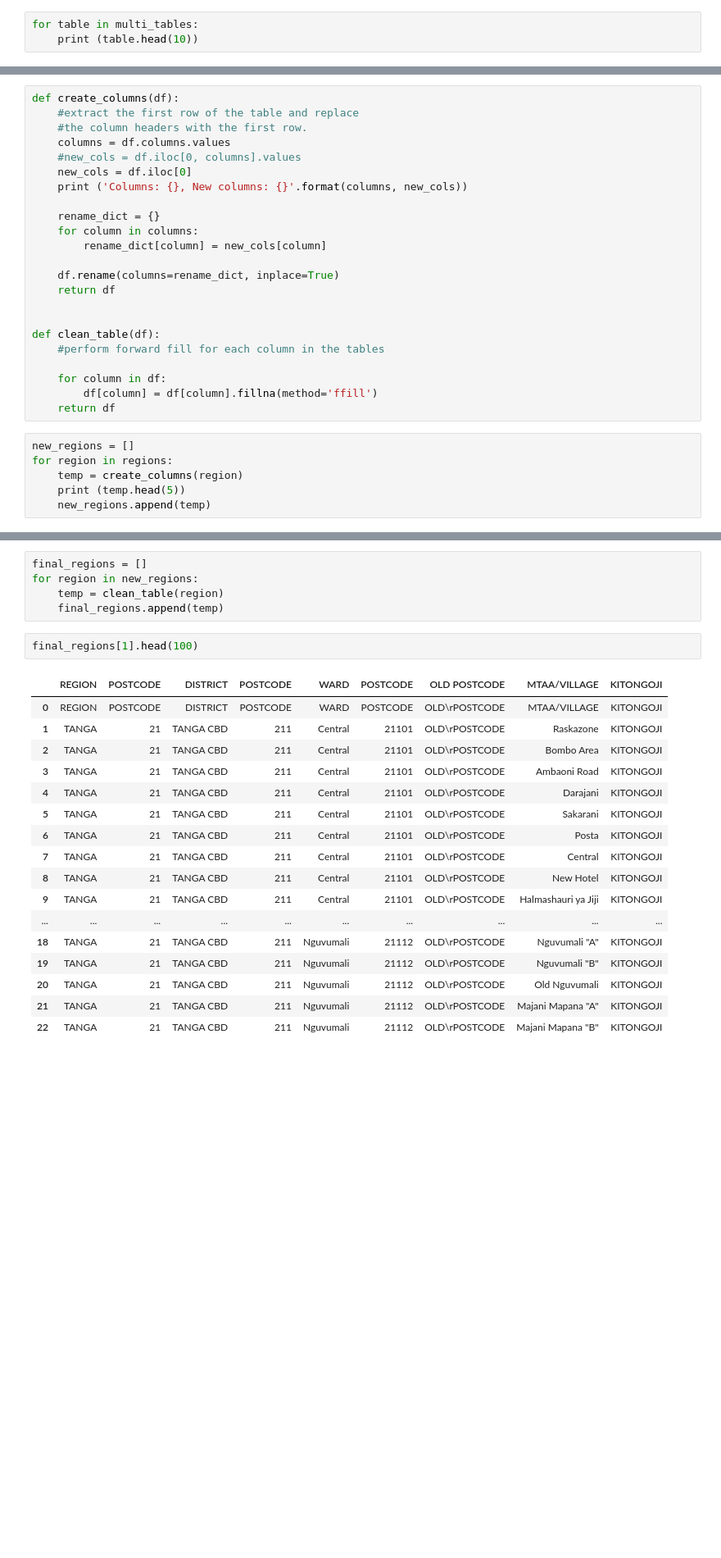
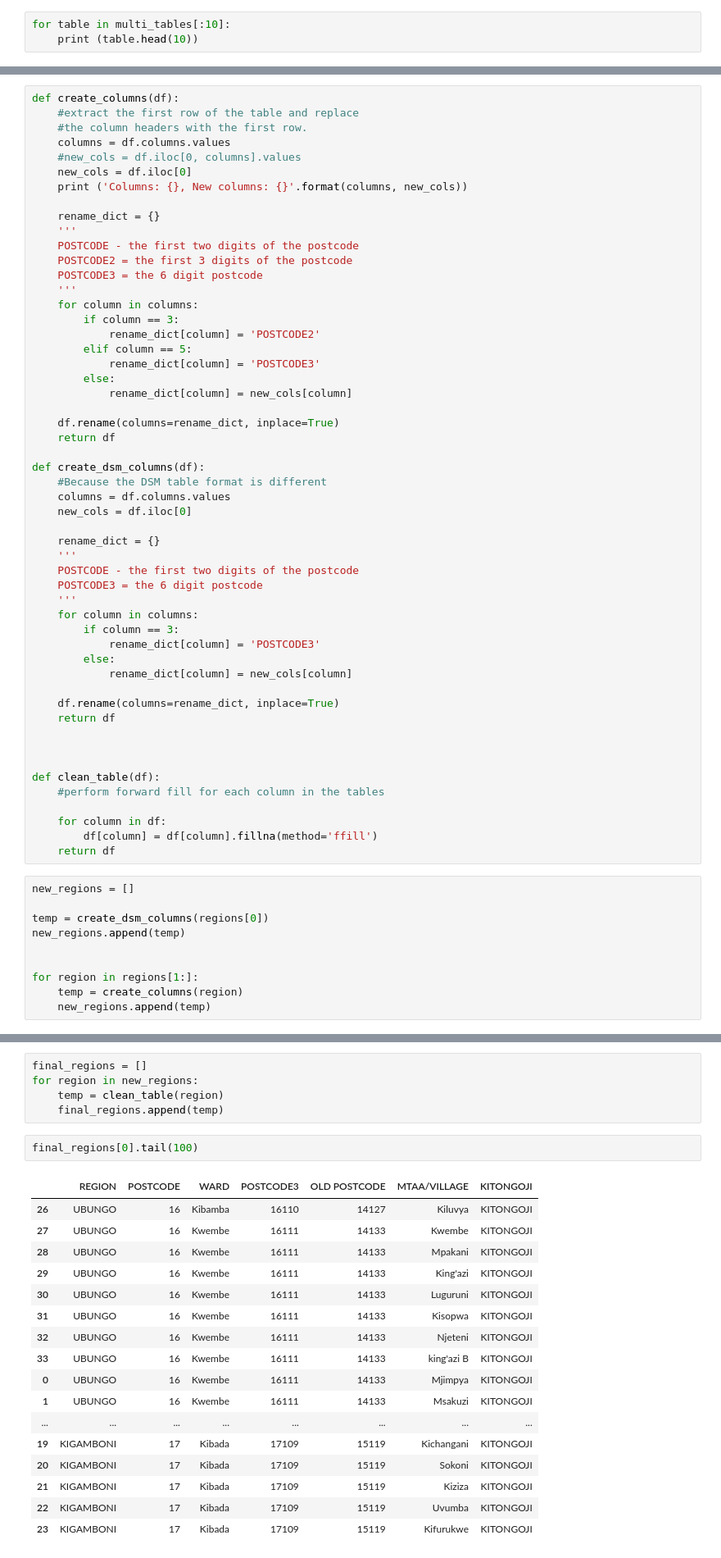
Before and after one commit to stormkilimanjaro/tzpostcodereference, a Jupyter notebook: Import PDF.ipynb, the cells around one changed output, grey strips where cells are left out. Shown: that part at 82% size. Saved outputs shown, nothing was run; the diff lists cells and outputs as text; blank space fills up the shorter version.

```diff
--- a/Import PDF.ipynb
+++ b/Import PDF.ipynb
@@ -22,7 +16,7 @@ print (len(multi_tables))
 # %% [output]
 1789
 # %%
-for table in multi_tables:
+for table in multi_tables[:10]:
     print (table.head(10))
 # %% [output]
            0         1                 2         3              4  \
@@ -98,11 +94,41 @@ def create_columns(df):
     print ('Columns: {}, New columns: {}'.format(columns, new_cols))
 
     rename_dict = {}
+    '''
+    POSTCODE - the first two digits of the postcode
+    POSTCODE2 = the first 3 digits of the postcode
+    POSTCODE3 = the 6 digit postcode
+    '''
     for column in columns:
-        rename_dict[column] = new_cols[column]
+        if column == 3:
+            rename_dict[column] = 'POSTCODE2'
+        elif column == 5:
+            rename_dict[column] = 'POSTCODE3'
+        else:
+            rename_dict[column] = new_cols[column]
 
     df.rename(columns=rename_dict, inplace=True)
     return df
+
+def create_dsm_columns(df):
+    #Because the DSM table format is different
+    columns = df.columns.values
+    new_cols = df.iloc[0]
+
+    rename_dict = {}
+    '''
+    POSTCODE - the first two digits of the postcode
+    POSTCODE3 = the 6 digit postcode
+    '''
+    for column in columns:
+        if column == 3:
+            rename_dict[column] = 'POSTCODE3'
+        else:
+            rename_dict[column] = new_cols[column]
+
+    df.rename(columns=rename_dict, inplace=True)
+    return df
+
 
 
 def clean_table(df):
@@ -113,8 +139,12 @@ def clean_table(df):
     return df
 # %%
 new_regions = []
-for region in regions:
+
+temp = create_dsm_columns(regions[0])
+new_regions.append(temp)
+
+
+for region in regions[1:]:
     temp = create_columns(region)
-    print (temp.head(5))
     new_regions.append(temp)
 # %% [output]
@@ -150,22 +180,22 @@ for region in new_regions:
     temp = clean_table(region)
     final_regions.append(temp)
 # %%
-final_regions[1].head(100)
+final_regions[0].tail(100)
 # %% [output]
-|  | REGION | POSTCODE | DISTRICT | POSTCODE | WARD | POSTCODE | OLD POSTCODE | MTAA/VILLAGE | KITONGOJI |
-| 0 | REGION | POSTCODE | DISTRICT | POSTCODE | WARD | POSTCODE | OLD\rPOSTCODE | MTAA/VILLAGE | KITONGOJI |
-| 1 | TANGA | 21 | TANGA CBD | 211 | Central | 21101 | OLD\rPOSTCODE | Raskazone | KITONGOJI |
-| 2 | TANGA | 21 | TANGA CBD | 211 | Central | 21101 | OLD\rPOSTCODE | Bombo Area | KITONGOJI |
-| 3 | TANGA | 21 | TANGA CBD | 211 | Central | 21101 | OLD\rPOSTCODE | Ambaoni Road | KITONGOJI |
-| 4 | TANGA | 21 | TANGA CBD | 211 | Central | 21101 | OLD\rPOSTCODE | Darajani | KITONGOJI |
-| 5 | TANGA | 21 | TANGA CBD | 211 | Central | 21101 | OLD\rPOSTCODE | Sakarani | KITONGOJI |
-| 6 | TANGA | 21 | TANGA CBD | 211 | Central | 21101 | OLD\rPOSTCODE | Posta | KITONGOJI |
-| 7 | TANGA | 21 | TANGA CBD | 211 | Central | 21101 | OLD\rPOSTCODE | Central | KITONGOJI |
-| 8 | TANGA | 21 | TANGA CBD | 211 | Central | 21101 | OLD\rPOSTCODE | New Hotel | KITONGOJI |
-| 9 | TANGA | 21 | TANGA CBD | 211 | Central | 21101 | OLD\rPOSTCODE | Halmashauri ya Jiji | KITONGOJI |
-| ... | ... | ... | ... | ... | ... | ... | ... | ... | ... |
-| 18 | TANGA | 21 | TANGA CBD | 211 | Nguvumali | 21112 | OLD\rPOSTCODE | Nguvumali "A" | KITONGOJI |
-| 19 | TANGA | 21 | TANGA CBD | 211 | Nguvumali | 21112 | OLD\rPOSTCODE | Nguvumali "B" | KITONGOJI |
-| 20 | TANGA | 21 | TANGA CBD | 211 | Nguvumali | 21112 | OLD\rPOSTCODE | Old Nguvumali | KITONGOJI |
-| 21 | TANGA | 21 | TANGA CBD | 211 | Nguvumali | 21112 | OLD\rPOSTCODE | Majani Mapana "A" | KITONGOJI |
-| 22 | TANGA | 21 | TANGA CBD | 211 | Nguvumali | 21112 | OLD\rPOSTCODE | Majani Mapana "B" | KITONGOJI |
+|  | REGION | POSTCODE | WARD | POSTCODE3 | OLD POSTCODE | MTAA/VILLAGE | KITONGOJI |
+| 26 | UBUNGO | 16 | Kibamba | 16110 | 14127 | Kiluvya | KITONGOJI |
+| 27 | UBUNGO | 16 | Kwembe | 16111 | 14133 | Kwembe | KITONGOJI |
+| 28 | UBUNGO | 16 | Kwembe | 16111 | 14133 | Mpakani | KITONGOJI |
+| 29 | UBUNGO | 16 | Kwembe | 16111 | 14133 | King'azi | KITONGOJI |
+| 30 | UBUNGO | 16 | Kwembe | 16111 | 14133 | Luguruni | KITONGOJI |
+| 31 | UBUNGO | 16 | Kwembe | 16111 | 14133 | Kisopwa | KITONGOJI |
+| 32 | UBUNGO | 16 | Kwembe | 16111 | 14133 | Njeteni | KITONGOJI |
+| 33 | UBUNGO | 16 | Kwembe | 16111 | 14133 | king'azi B | KITONGOJI |
+| 0 | UBUNGO | 16 | Kwembe | 16111 | 14133 | Mjimpya | KITONGOJI |
+| 1 | UBUNGO | 16 | Kwembe | 16111 | 14133 | Msakuzi | KITONGOJI |
+| ... | ... | ... | ... | ... | ... | ... | ... |
+| 19 | KIGAMBONI | 17 | Kibada | 17109 | 15119 | Kichangani | KITONGOJI |
+| 20 | KIGAMBONI | 17 | Kibada | 17109 | 15119 | Sokoni | KITONGOJI |
+| 21 | KIGAMBONI | 17 | Kibada | 17109 | 15119 | Kiziza | KITONGOJI |
+| 22 | KIGAMBONI | 17 | Kibada | 17109 | 15119 | Uvumba | KITONGOJI |
+| 23 | KIGAMBONI | 17 | Kibada | 17109 | 15119 | Kifurukwe | KITONGOJI |
```
Also changed, not shown: parts of 18 cells of this notebook, 4 other files.
